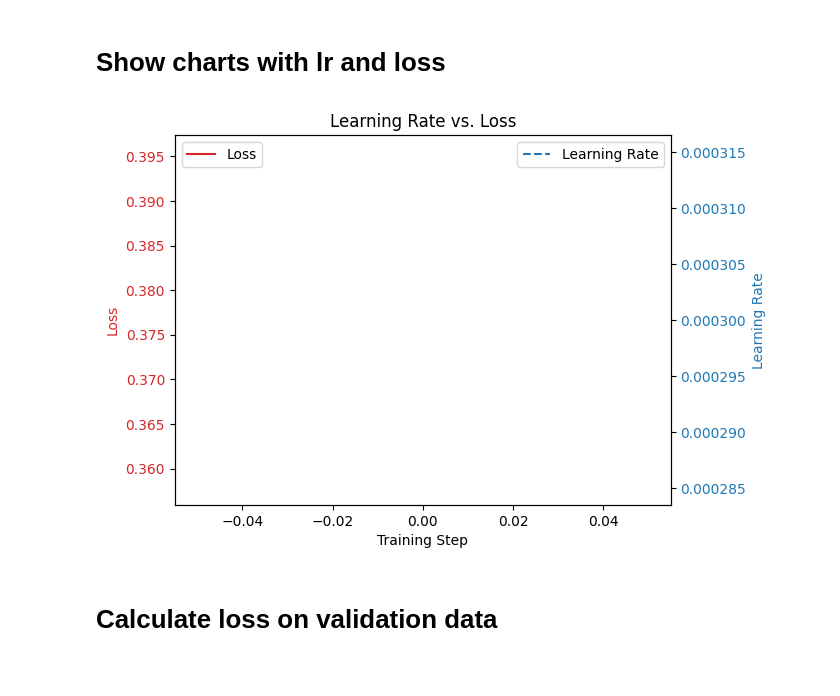
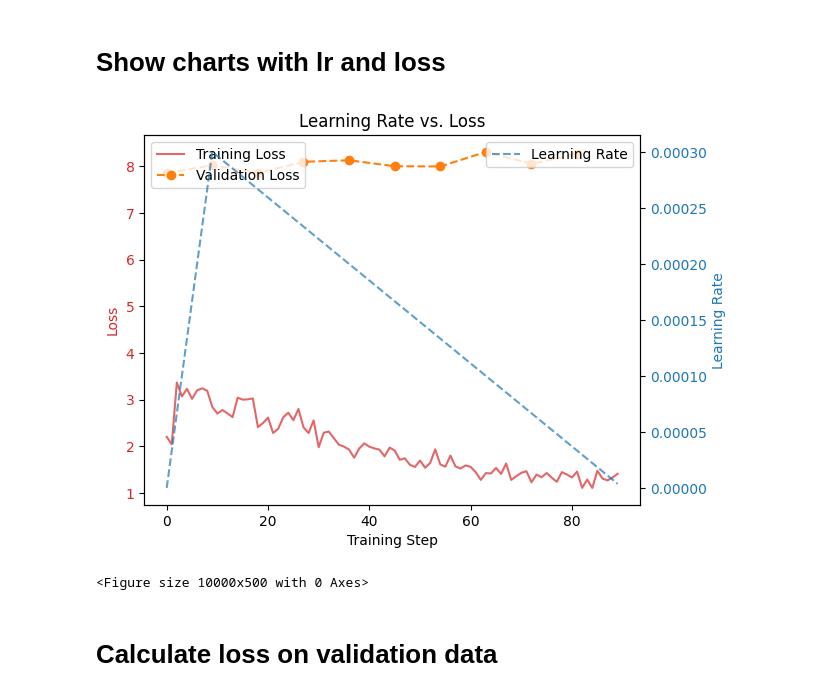
Before and after one commit to MateuszLaudan/text_summarization, a Jupyter notebook: summarization_transformer.ipynb, the cells around one changed output. Cells and saved outputs as stored; diff of their text form; code cells hidden in the pictures.

```diff
--- a/summarization_transformer.ipynb
+++ b/summarization_transformer.ipynb
@@ -46,7 +46,7 @@ for data in ds:
     articles.append(data['article'])
     summaries.append(data['highlights'])
     i += 1
-    if i == 10:
+    if i == 30000:
         break
 # %% [markdown]
 # Get Tokenizer - BartTokenizer with 50265 vocab size
@@ -122,13 +144,15 @@ BATCH_SIZE = 16
 train_loader = DataLoader(
     train_data,
     batch_size=BATCH_SIZE,
-    shuffle=True
+    shuffle=True,
+    drop_last=True
 )
 
 val_loader = DataLoader(
     val_data,
     batch_size=BATCH_SIZE,
-    shuffle=False
+    shuffle=True,
+    drop_last=True
 )
 
 print(f"Number of batches in training set: {len(train_loader)}")
@@ -425,33 +500,38 @@ Epoch: 1, Loss: 0.3767
 # %% [markdown]
 # Show charts with lr and loss
 # %%
-from matplotlib import pyplot as plt
+import matplotlib.pyplot as plt
 
 # Ensure lr_history and loss_history are lists of equal length
 assert len(lr_history) == len(loss_history), "Length of lr_history and loss_history must be the same"
 
 fig, ax1 = plt.subplots()
 
 # Plot Loss on primary y-axis
 ax1.set_title("Learning Rate vs. Loss")
 ax1.set_xlabel("Training Step")
 ax1.set_ylabel("Loss", color='tab:red')
-ax1.plot(range(len(loss_history)), loss_history, color='tab:red', label='Loss')
+ax1.plot(range(len(loss_history)), loss_history, color='tab:red', label='Training Loss', alpha=0.7)
 ax1.tick_params(axis='y', labelcolor='tab:red')
+
+# Plot Validation Loss (assuming it has fewer points, we distribute it accordingly)
+val_x = [i * (len(loss_history) // len(val_loss_history)) for i in range(len(val_loss_history))]
+ax1.plot(val_x, val_loss_history, color='tab:orange', label='Validation Loss', marker='o', linestyle='dashed')
 
 # Plot Learning Rate on secondary y-axis
 ax2 = ax1.twinx()
 ax2.set_ylabel("Learning Rate", color='tab:blue')
-ax2.plot(range(len(lr_history)), lr_history, color='tab:blue', linestyle='--', label='Learning Rate')
+ax2.plot(range(len(lr_history)), lr_history, color='tab:blue', linestyle='--', label='Learning Rate', alpha=0.7)
 ax2.tick_params(axis='y', labelcolor='tab:blue')
 
 # Legends
 ax1.legend(loc='upper left')
 ax2.legend(loc='upper right')
 
 plt.show()
 # %% [output]
-[figure, old version]
+[figure, new version]
+<Figure size 10000x500 with 0 Axes>
 # %% [markdown]
 # Calculate loss on validation data
 # %%
```
Also changed, not shown: parts of 8 cells of this notebook, 4 other files.
